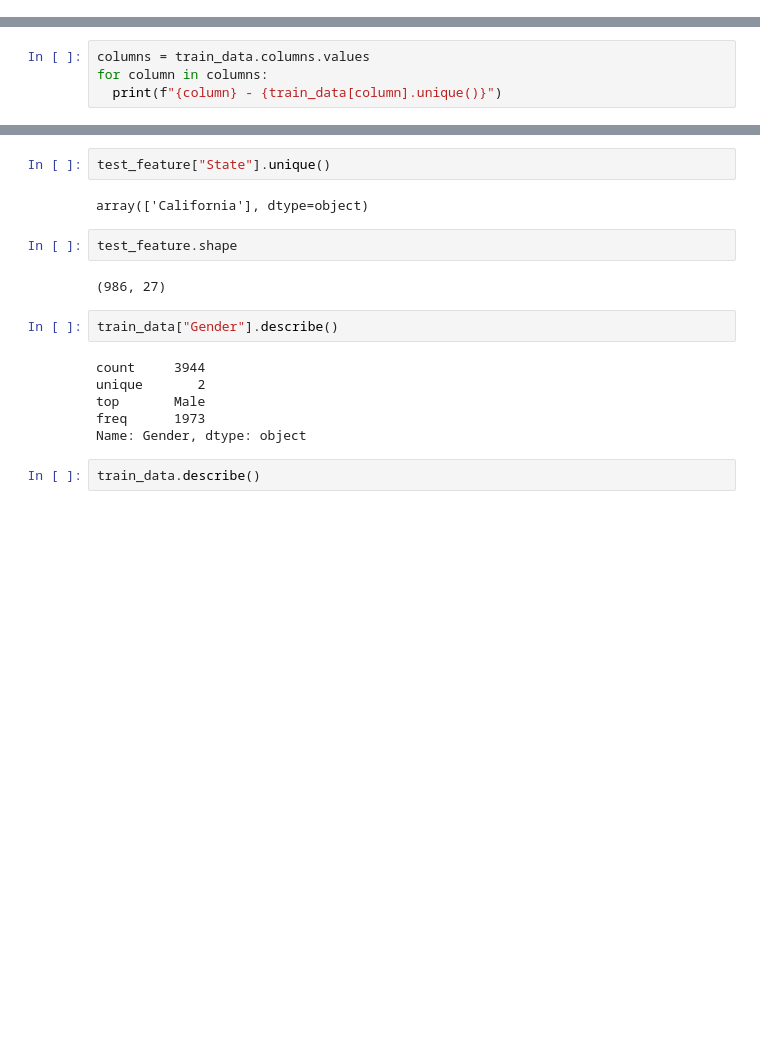
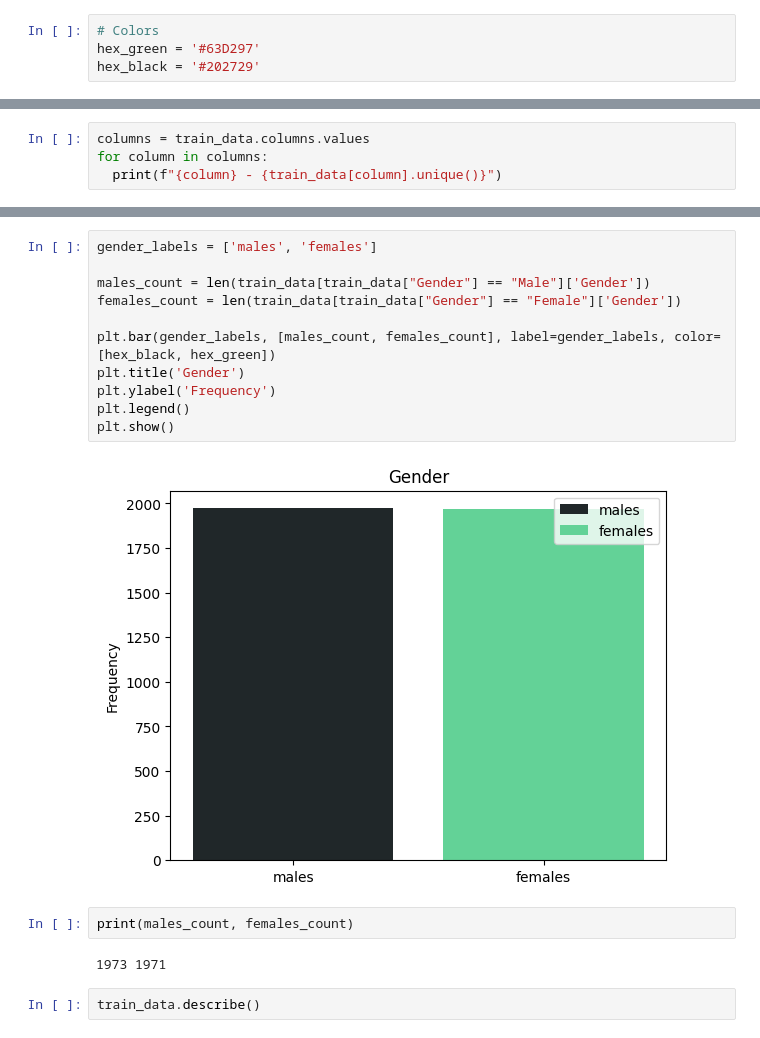
Before and after one commit to GeeK1224/cau_ml_project, a Jupyter notebook: cau_ml_project.ipynb, the cells around one changed output, grey strips where cells are left out. Drawn from its saved outputs; the diff is of its cells as text; blank space fills up the shorter version.

Commit message:
chore: Some plots and analysis

```diff
--- a/cau_ml_project.ipynb
+++ b/cau_ml_project.ipynb
@@ -11,0 +10,4 @@ After we imported all libraries we needed we can start from analyzing the data g
+# %%
+# Colors
+hex_green = '#63D297'
+hex_black = '#202729'
@@ -69,22 +63,23 @@ Clases:
 | Churn Value | 🟩 |  Contain useful data |
 | CLTV | 🟪 |  quetionable |
 | Churn Reason | 🟪 | Well, I don’t know, when canceling a subscription or deleting a program, companies often ask you to leave a feedback, maybe you can classify problems under general cases and push the values |
-# %%
-test_feature["State"].unique()
-# %% [output]
-array(['California'], dtype=object)
-# %%
-test_feature.shape
-# %% [output]
-(986, 27)
-# %%
-train_data["Gender"].describe()
-# %% [output]
-count     3944
-unique       2
-top       Male
-freq      1973
-Name: Gender, dtype: object
+# %%
+gender_labels = ['males', 'females']
+
+males_count = len(train_data[train_data["Gender"] == "Male"]['Gender'])
+females_count = len(train_data[train_data["Gender"] == "Female"]['Gender'])
+
+plt.bar(gender_labels, [males_count, females_count], label=gender_labels, color=[hex_black, hex_green])
+plt.title('Gender')
+plt.ylabel('Frequency')
+plt.legend()
+plt.show()
+# %% [output]
+[figure, added]
+# %%
+print(males_count, females_count)
+# %% [output]
+1973 1971
 # %%
 train_data.describe()
 # %% [output]
```
Also changed, not shown: parts of 10 cells of this notebook.
